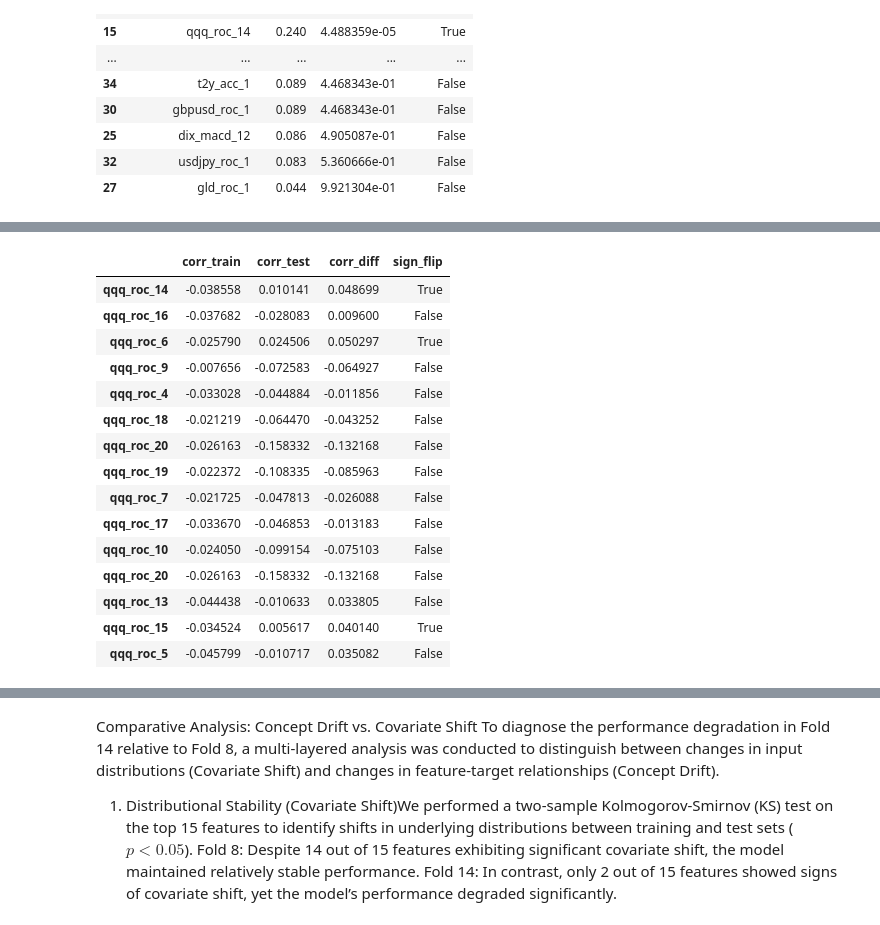
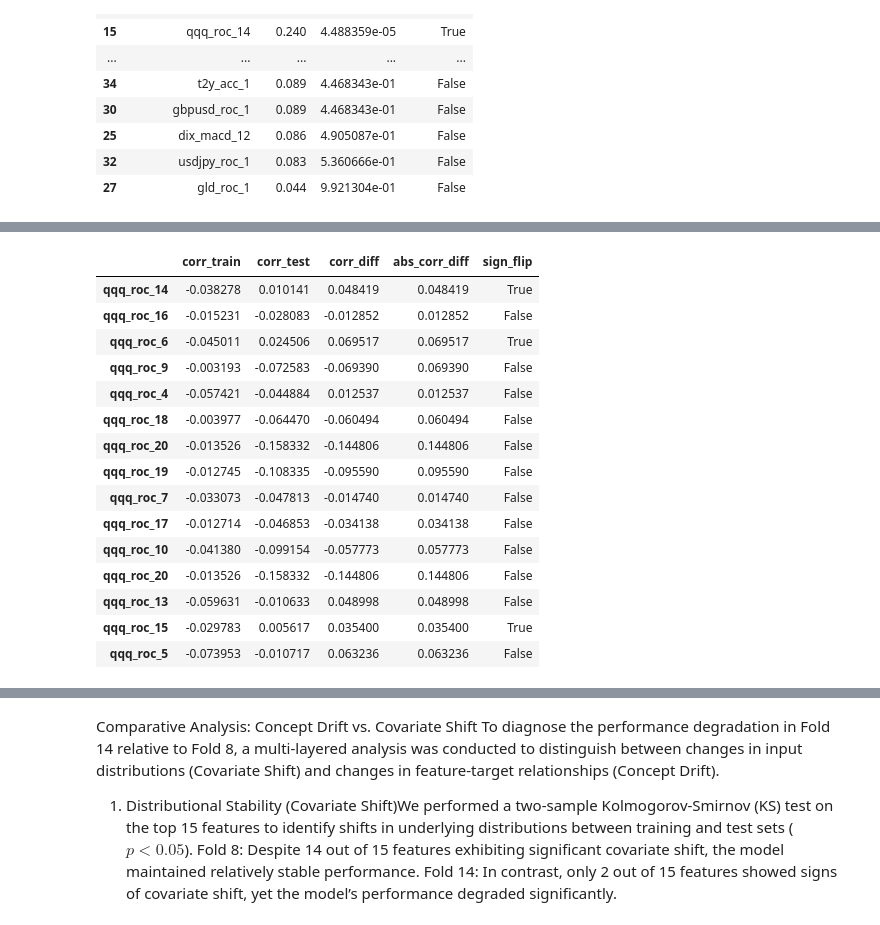
Before and after one commit to ron-shen/Regime-Shift-Analysis-Forecasting-of-QQQ-Returns, a Jupyter notebook: notebooks/model.ipynb, the cells around one changed output, grey strips where cells are left out. Saved outputs shown, nothing was run; the diff lists cells and outputs as text; code cells hidden in the pictures.

```diff
--- a/notebooks/model.ipynb
+++ b/notebooks/model.ipynb
@@ -31,10 +30,10 @@ df.set_index('Date', inplace=True)
 # %% [markdown]
 Pipeline and model construction
 # %%
-X_train = df.drop(columns=['qqq_fwd_ret_1'])
-X_train.index = pd.to_datetime(X_train.index)
-y_train = df['qqq_fwd_ret_1']
-y_train.index = pd.to_datetime(y_train.index)
+X = df.drop(columns=['qqq_fwd_ret_1'])
+X.index = pd.to_datetime(X.index)
+y = df['qqq_fwd_ret_1']
+y.index = pd.to_datetime(y.index)
 # %%
 models = []
 models.append(('EN', ElasticNet()))
@@ -626,43 +448,28 @@ corr14_df10
 # %%
 #Check concept drift for fold 8
-X_train8 = X_train.loc[fold8_train[0]:fold8_train[1]]
-X_test8 = X_train.loc[fold8_test[0]:fold8_test[1]]
-y_train8 = y_train.loc[fold8_train[0]:fold8_train[1]]
-y_test8 = y_train.loc[fold8_test[0]:fold8_test[1]]
-
-corr_train8 = X_train.corrwith(y_train, method='spearman')
-corr_test8 = X_test8.corrwith(y_test8, method='spearman')
-
-corr8_df = pd.DataFrame({
-    'corr_train': corr_train8.values,
-    'corr_test': corr_test8.values
-}, index=corr_train8.index)
-
-corr8_df['corr_diff'] = corr8_df['corr_test'] - corr8_df['corr_train']
-corr8_df['sign_flip'] = (corr8_df['corr_train'] * corr8_df['corr_test']) < 0
-
-corr8_df10 = corr8_df.loc[[
+fold8_features = [
     'qqq_roc_14', 'qqq_roc_16', 'qqq_roc_6',
     'qqq_roc_9', 'qqq_roc_4', 'qqq_roc_18',
     'qqq_roc_20', 'qqq_roc_19', 'qqq_roc_7',
     'qqq_roc_17', 'qqq_roc_10', 'qqq_roc_20',
     'qqq_roc_13', 'qqq_roc_15', 'qqq_roc_5'
-]]
-corr8_df10
+]
+concept_drift8 = analyze_correlation_drift(X, y, fold8_train, fold8_test, fold8_features)
+concept_drift8
 # %% [output]
-|  | corr_train | corr_test | corr_diff | sign_flip |
-| qqq_roc_14 | -0.038558 | 0.010141 | 0.048699 | True |
-| qqq_roc_16 | -0.037682 | -0.028083 | 0.009600 | False |
-| qqq_roc_6 | -0.025790 | 0.024506 | 0.050297 | True |
-| qqq_roc_9 | -0.007656 | -0.072583 | -0.064927 | False |
-| qqq_roc_4 | -0.033028 | -0.044884 | -0.011856 | False |
-| qqq_roc_18 | -0.021219 | -0.064470 | -0.043252 | False |
-| qqq_roc_20 | -0.026163 | -0.158332 | -0.132168 | False |
-| qqq_roc_19 | -0.022372 | -0.108335 | -0.085963 | False |
-| qqq_roc_7 | -0.021725 | -0.047813 | -0.026088 | False |
-| qqq_roc_17 | -0.033670 | -0.046853 | -0.013183 | False |
-| qqq_roc_10 | -0.024050 | -0.099154 | -0.075103 | False |
-| qqq_roc_20 | -0.026163 | -0.158332 | -0.132168 | False |
-| qqq_roc_13 | -0.044438 | -0.010633 | 0.033805 | False |
-| qqq_roc_15 | -0.034524 | 0.005617 | 0.040140 | True |
-| qqq_roc_5 | -0.045799 | -0.010717 | 0.035082 | False |
+|  | corr_train | corr_test | corr_diff | abs_corr_diff | sign_flip |
+| qqq_roc_14 | -0.038278 | 0.010141 | 0.048419 | 0.048419 | True |
+| qqq_roc_16 | -0.015231 | -0.028083 | -0.012852 | 0.012852 | False |
+| qqq_roc_6 | -0.045011 | 0.024506 | 0.069517 | 0.069517 | True |
+| qqq_roc_9 | -0.003193 | -0.072583 | -0.069390 | 0.069390 | False |
+| qqq_roc_4 | -0.057421 | -0.044884 | 0.012537 | 0.012537 | False |
+| qqq_roc_18 | -0.003977 | -0.064470 | -0.060494 | 0.060494 | False |
+| qqq_roc_20 | -0.013526 | -0.158332 | -0.144806 | 0.144806 | False |
+| qqq_roc_19 | -0.012745 | -0.108335 | -0.095590 | 0.095590 | False |
+| qqq_roc_7 | -0.033073 | -0.047813 | -0.014740 | 0.014740 | False |
+| qqq_roc_17 | -0.012714 | -0.046853 | -0.034138 | 0.034138 | False |
+| qqq_roc_10 | -0.041380 | -0.099154 | -0.057773 | 0.057773 | False |
+| qqq_roc_20 | -0.013526 | -0.158332 | -0.144806 | 0.144806 | False |
+| qqq_roc_13 | -0.059631 | -0.010633 | 0.048998 | 0.048998 | False |
+| qqq_roc_15 | -0.029783 | 0.005617 | 0.035400 | 0.035400 | True |
+| qqq_roc_5 | -0.073953 | -0.010717 | 0.063236 | 0.063236 | False |
```
Also changed, not shown: parts of 24 cells of this notebook, 5 other files.
